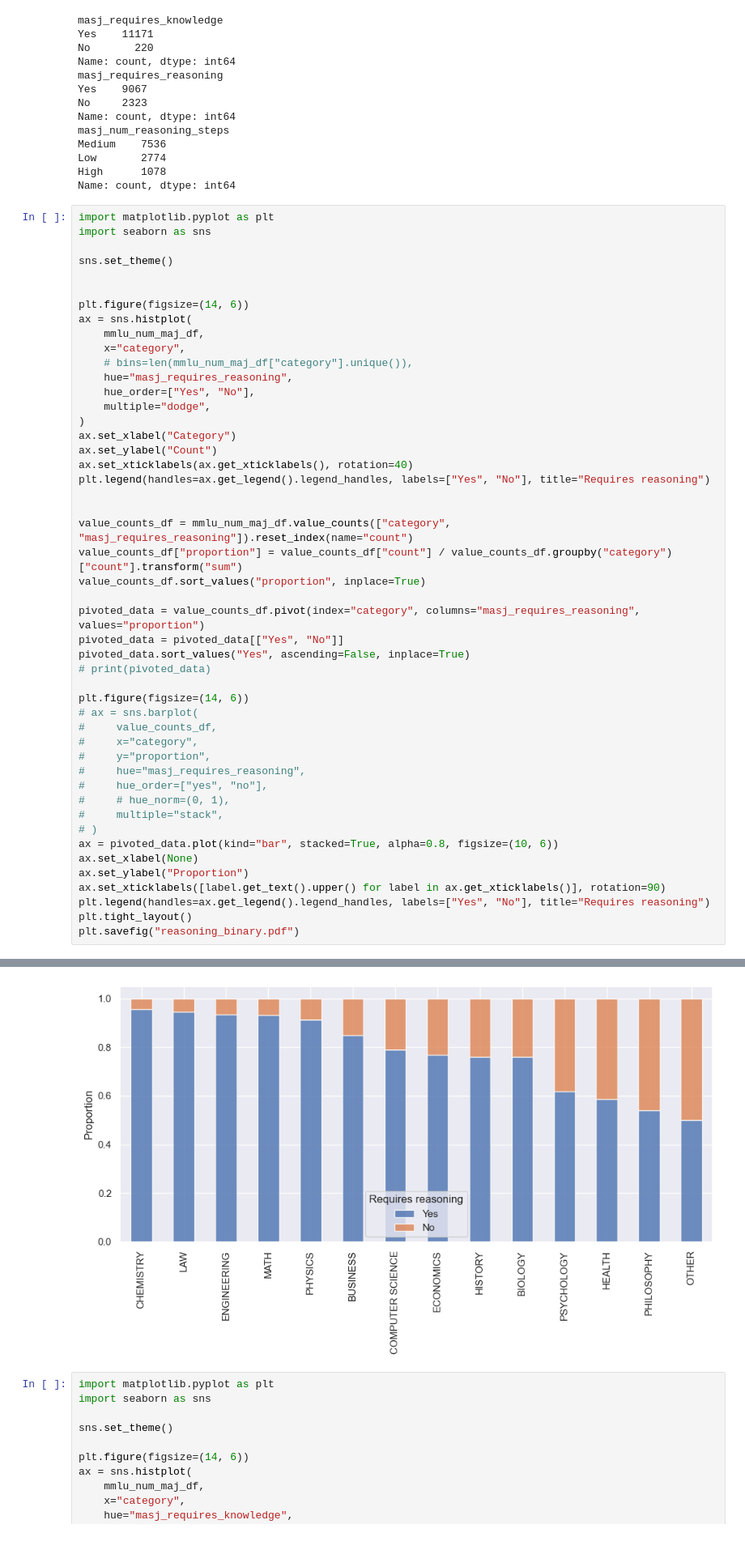
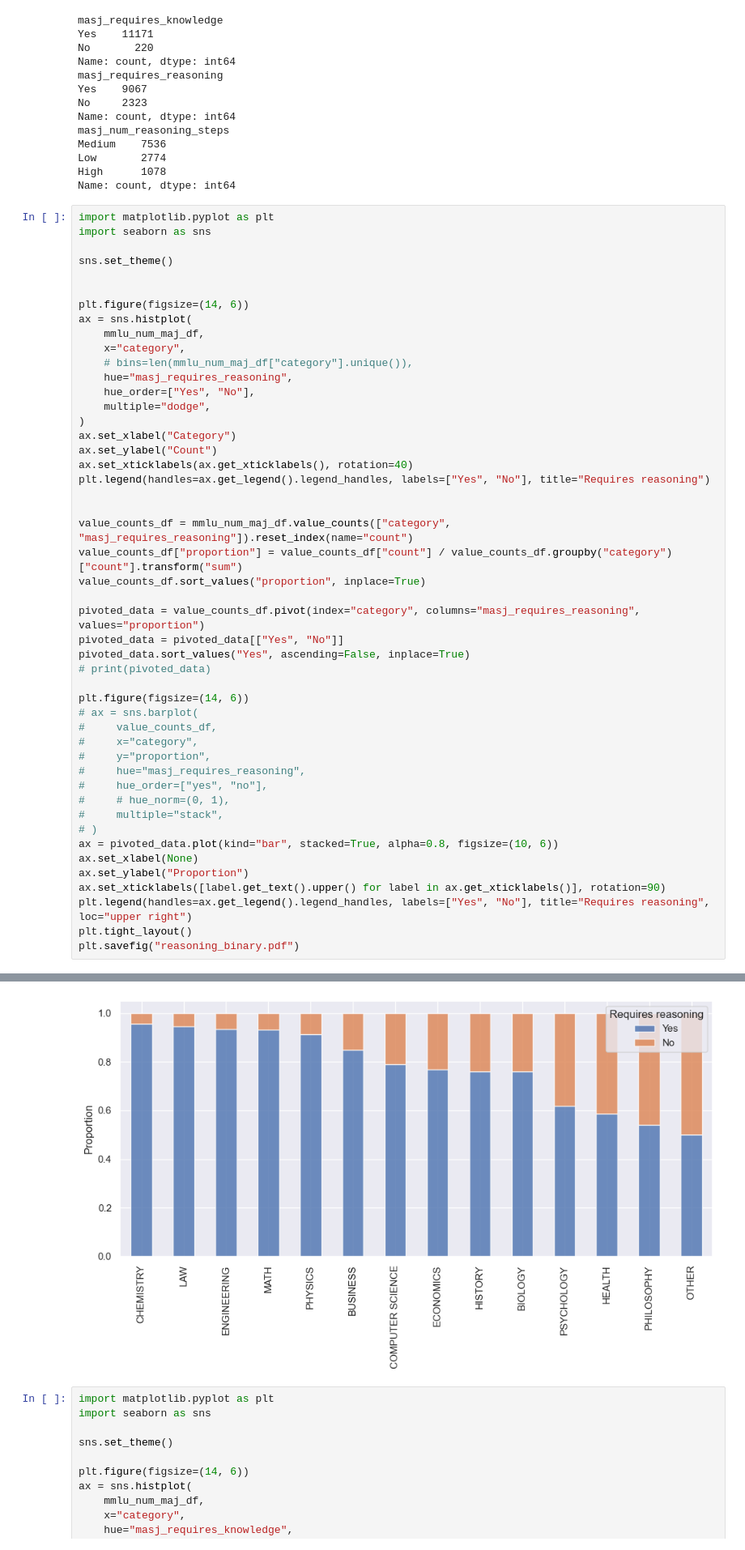
Before and after one commit to LabARSS/question-complextiy-estimation, a Jupyter notebook: notebooks/analysis_reasoning.ipynb, the cells around one changed output, grey strips where cells are left out. Shown at 81% size. Saved outputs shown, nothing was run; the diff lists cells and outputs as text.

```diff
--- a/notebooks/analysis_reasoning.ipynb
+++ b/notebooks/analysis_reasoning.ipynb
@@ -58,35 +58,35 @@ plt.legend(handles=ax.get_legend().legend_handles, labels=["Yes", "No"], title="
 
 
 value_counts_df = mmlu_num_maj_df.value_counts(["category", "masj_requires_reasoning"]).reset_index(name="count")
 value_counts_df["proportion"] = value_counts_df["count"] / value_counts_df.groupby("category")["count"].transform("sum")
 value_counts_df.sort_values("proportion", inplace=True)
 
 pivoted_data = value_counts_df.pivot(index="category", columns="masj_requires_reasoning", values="proportion")
 pivoted_data = pivoted_data[["Yes", "No"]]
 pivoted_data.sort_values("Yes", ascending=False, inplace=True)
 # print(pivoted_data)
 
 plt.figure(figsize=(14, 6))
 # ax = sns.barplot(
 #     value_counts_df,
 #     x="category",
 #     y="proportion",
 #     hue="masj_requires_reasoning",
 #     hue_order=["yes", "no"],
 #     # hue_norm=(0, 1),
 #     multiple="stack",
 # )
 ax = pivoted_data.plot(kind="bar", stacked=True, alpha=0.8, figsize=(10, 6))
 ax.set_xlabel(None)
 ax.set_ylabel("Proportion")
 ax.set_xticklabels([label.get_text().upper() for label in ax.get_xticklabels()], rotation=90)
-plt.legend(handles=ax.get_legend().legend_handles, labels=["Yes", "No"], title="Requires reasoning")
+plt.legend(handles=ax.get_legend().legend_handles, labels=["Yes", "No"], title="Requires reasoning", loc="upper right")
 plt.tight_layout()
 plt.savefig("reasoning_binary.pdf")
 # %% [output]
 [figure]
 <Figure size 1400x600 with 0 Axes>
-[figure, old version]
+[figure, new version]
 # %%
 import matplotlib.pyplot as plt
 import seaborn as sns
```
Also changed, not shown: parts of 1 cell of this notebook.
